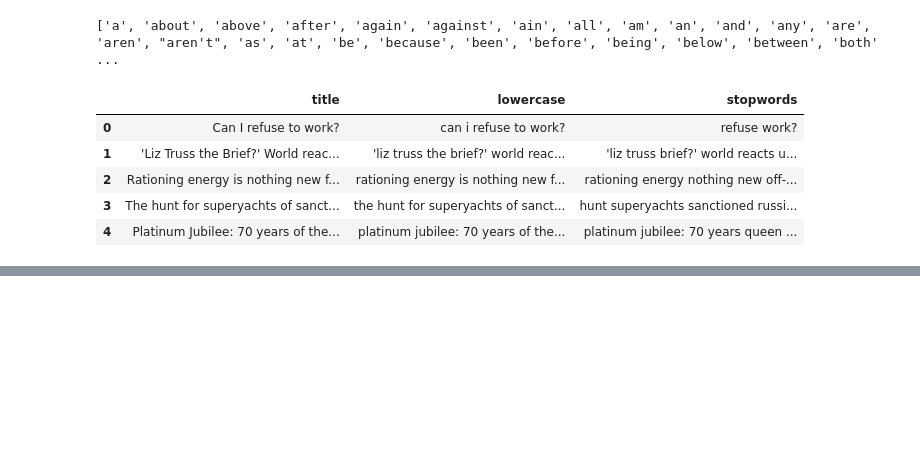
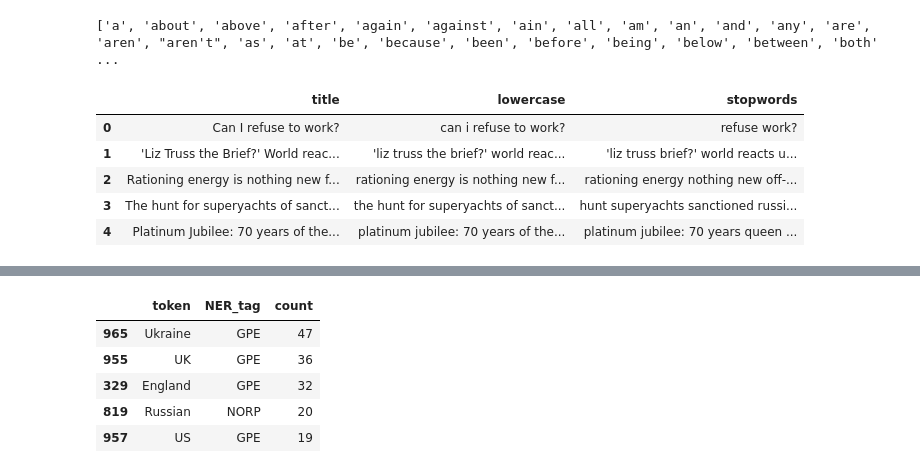
Before and after one commit to wanderer878/jupyter, a Jupyter notebook: practical_task_22.ipynb, the cells around one changed output, grey strips where cells are left out. Drawn from its saved outputs; the diff is of its cells as text; code cells hidden in the pictures; blank space fills up the shorter version.

```diff
--- a/practical_task_22.ipynb
+++ b/practical_task_22.ipynb
@@ -104,0 +188,8 @@ titles.head()
+# %%
+pd_Ner = pd.DataFrame(columns = ["token", "NER_tag"])
+
+for word in spacy_doc.ents:
+    if pd.isna(word.label_) is False:
+        pd_Ner = pd.concat([pd_Ner,pd.DataFrame.from_records([{"token" : word.text, "NER_tag" : word.label_}])],ignore_index= True)
+
+pd_Ner.head()
@@ -104,0 +207,10 @@ titles.head()
+# %%
+pd_Ner_count = pd_Ner.groupby(["token","NER_tag"]).size().reset_index(name = "count").sort_values(by = "count", ascending = False)
+pd_Ner_count.head()
+# %% [output]
+|  | token | NER_tag | count |
+| 965 | Ukraine | GPE | 47 |
+| 955 | UK | GPE | 36 |
+| 329 | England | GPE | 32 |
+| 819 | Russian | NORP | 20 |
+| 957 | US | GPE | 19 |
```
Also changed, not shown: parts of 14 cells of this notebook.
